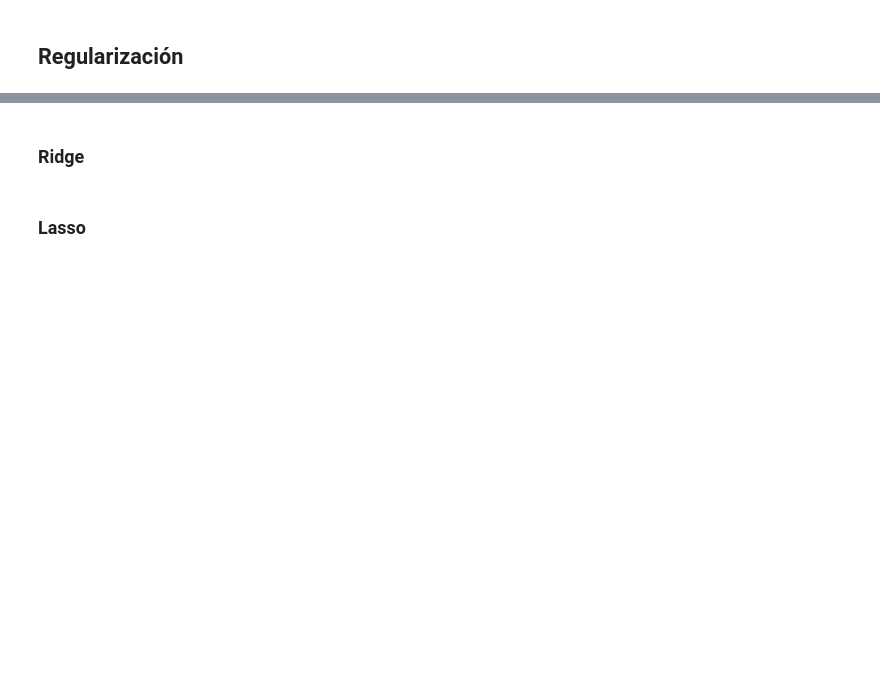
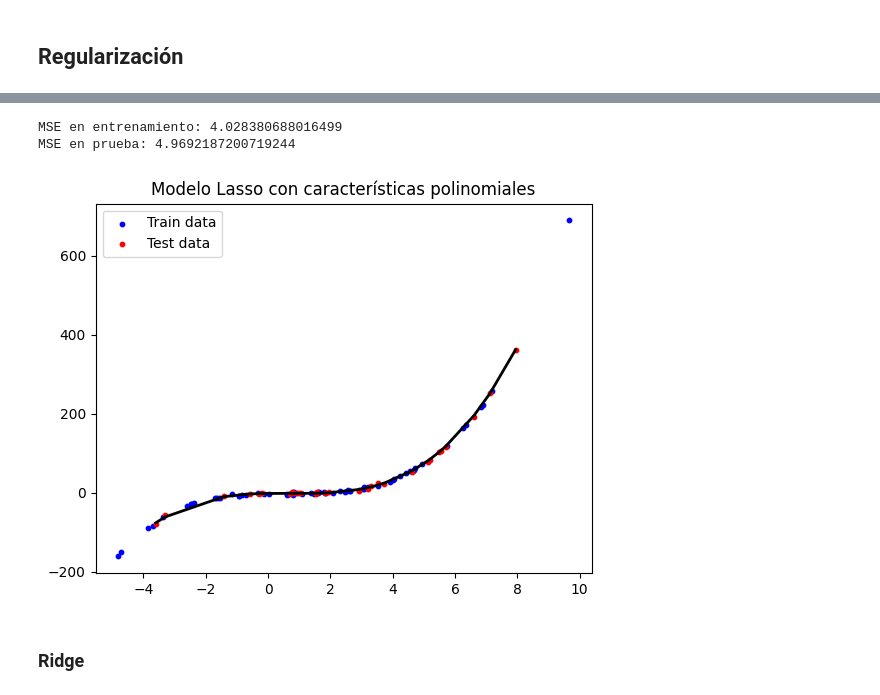
Before and after one commit to DanAndCastRod/python_DataScience, a Jupyter notebook: session9_regresion_sklearn.ipynb, the cells around one changed output, grey strips where cells are left out. Cells and saved outputs as stored; diff of their text form; code cells hidden in the pictures; blank space fills up the shorter version.

```diff
--- a/session9_regresion_sklearn.ipynb
+++ b/session9_regresion_sklearn.ipynb
@@ -420,4 +605,50 @@ En esencia la regresión Polinómica es considerada una extensión de la regresi
+# %%
+# Importar las librerías necesarias
+import numpy as np
+import matplotlib.pyplot as plt
+from sklearn.model_selection import train_test_split
+from sklearn.linear_model import Lasso
+from sklearn.preprocessing import PolynomialFeatures
+from sklearn.pipeline import make_pipeline
+from sklearn.metrics import mean_squared_error
+
+# Establecer la semilla
+np.random.seed(0)
+
+# Generar datos
+X = 2 - 3 * np.random.normal(0, 1, 100)
+y = X - 2 * (X ** 2) + np.random.normal(-2, 2, 100) + np.random.rand()*(X ** 3)
+X = X[:, np.newaxis]
+
+# Dividir los datos en conjuntos de entrenamiento y prueba
+X_train, X_test, y_train, y_test = train_test_split(X, y, test_size=0.3, random_state=42)
+
+# Usar un modelo polinomial de grado 3 con regularización Lasso
+model = make_pipeline(PolynomialFeatures(degree=3), Lasso(alpha=0))
+
+# Ajustar el modelo
+model.fit(X_train, y_train)
+
+# Predecir y calcular el error cuadrático medio (MSE) en los conjuntos de entrenamiento y prueba
+y_train_pred = model.predict(X_train)
+y_test_pred = model.predict(X_test)
+
+print("MSE en entrenamiento:", mean_squared_error(y_train, y_train_pred))
+print("MSE en prueba:", mean_squared_error(y_test, y_test_pred))
+
+# Visualizar el resultado
+sort_axis = operator.itemgetter(0)
+sorted_zip = sorted(zip(X_test, y_test_pred), key=sort_axis)
+X_sort, y_test_pred = zip(*sorted_zip)
+plt.scatter(X_train, y_train, color="blue", s=10, label="Train data")
+plt.scatter(X_test, y_test, color="red", s=10, label="Test data")
+plt.plot(X_sort, y_test_pred, color="black", linewidth=2)
+plt.legend()
+plt.title("Modelo Lasso con características polinomiales")
+plt.show()
+# %% [output]
+MSE en entrenamiento: 4.028380688016499
+MSE en prueba: 4.9692187200719244
+[figure, added]
 # %% [markdown]
 ### Ridge
-# %% [markdown]
-### Lasso
```
Also changed, not shown: parts of 56 cells of this notebook, 1 other file.
